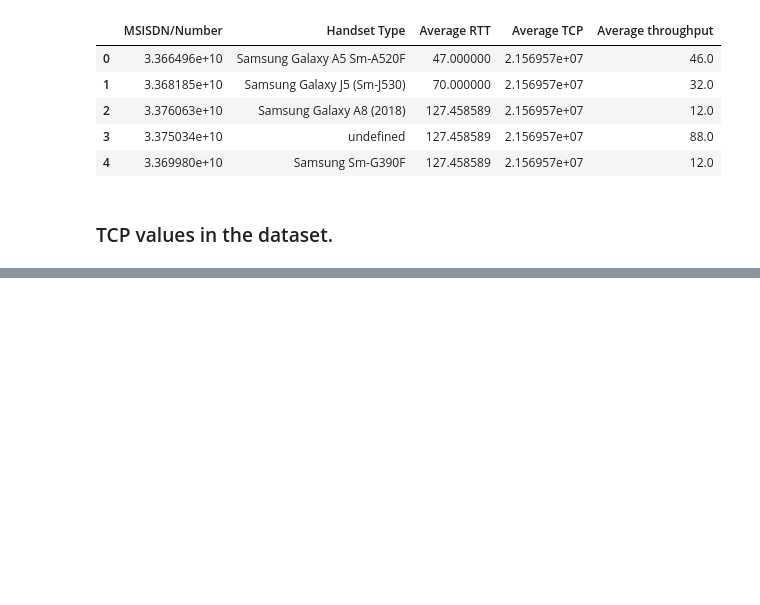
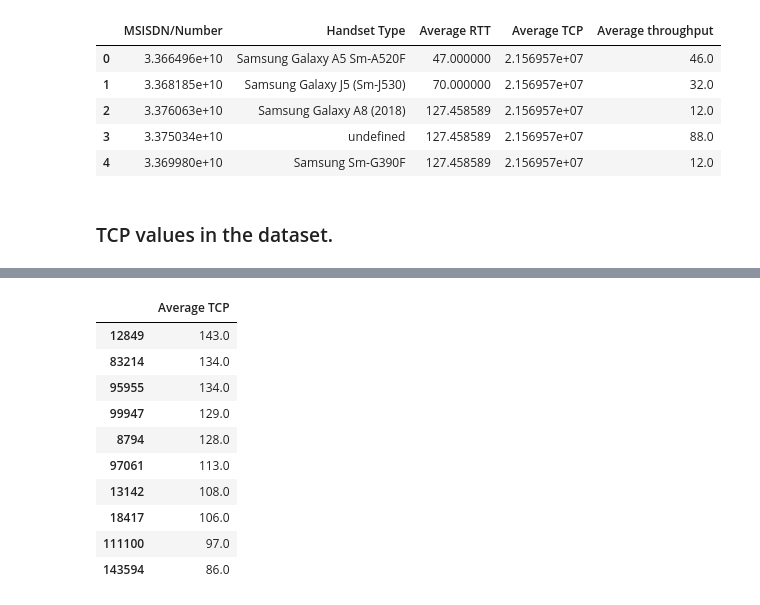
Before and after one commit to Abel-Blue/telecom-user-analytics, a Jupyter notebook: notebooks/experience_analytics.ipynb, the cells around one changed output, grey strips where cells are left out. Cells and saved outputs as stored; diff of their text form; code cells hidden in the pictures; blank space fills up the shorter version.

```diff
--- a/notebooks/experience_analytics.ipynb
+++ b/notebooks/experience_analytics.ipynb
@@ -313,0 +334,17 @@ df_expNew.head()
+# %%
+#getting the bottom 10 TCP values and saving to csv file
+btm10tcp=df_expNew['Average TCP'].tail(10)
+btm10tcp.to_csv("../data/btm10tcp.csv",index=False)
+btm10tcp.to_frame()
+# %% [output]
+|  | Average TCP |
+| 12849 | 143.0 |
+| 83214 | 134.0 |
+| 95955 | 134.0 |
+| 99947 | 129.0 |
+| 8794 | 128.0 |
+| 97061 | 113.0 |
+| 13142 | 108.0 |
+| 18417 | 106.0 |
+| 111100 | 97.0 |
+| 143594 | 86.0 |
```
Also changed, not shown: parts of 4 cells of this notebook.
